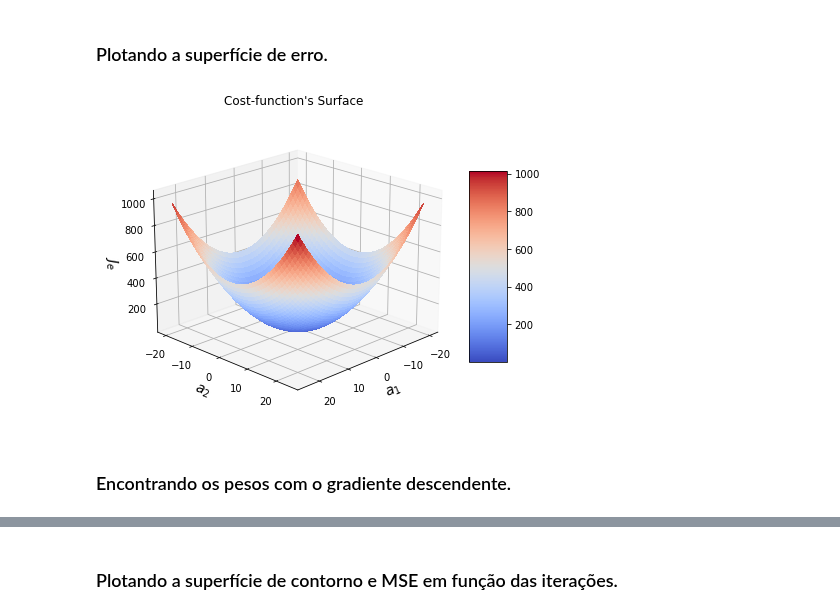
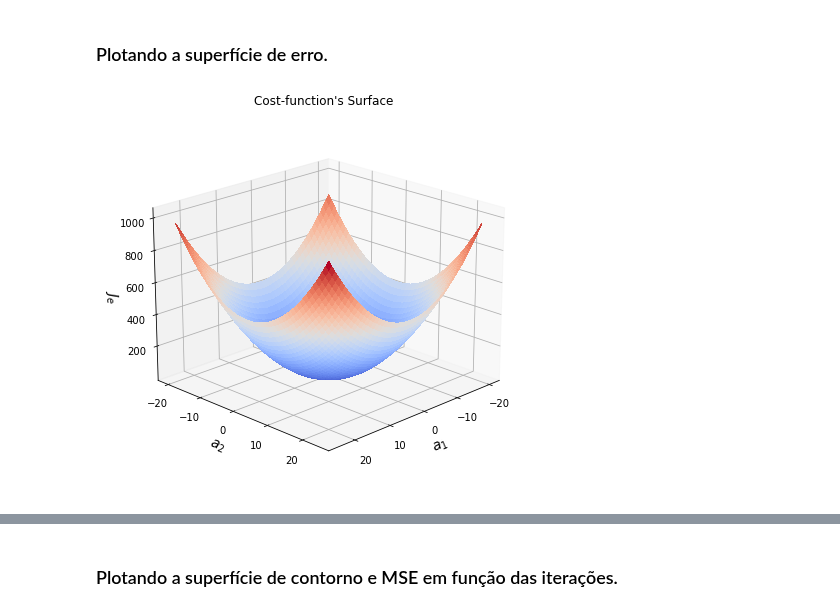
Before and after one commit to zz4fap/t319_aprendizado_de_maquina, a Jupyter notebook: notebooks/regression/linear_regression_selecting_the_learning_rate.ipynb, the cells around one changed output, grey strips where cells are left out. Cells and saved outputs as stored; diff of their text form; code cells hidden in the pictures.

```diff
--- a/notebooks/regression/linear_regression_selecting_the_learning_rate.ipynb
+++ b/notebooks/regression/linear_regression_selecting_the_learning_rate.ipynb
@@ -14,7 +13,7 @@ np.random.seed(seed)
 # %% [markdown]
 ### Definição de funções úteis.
 # %%
-def calculateErrorSurface(y, x1, x2):
+def calculateErrorSurface(x1, x2, y):
     '''Generate data points for plotting the error surface.'''
 
     # Generate values for parameter space.
@@ -28,8 +27,8 @@ def calculateErrorSurface(y, x1, x2):
     J = np.zeros((M,M))
     for iter1 in range(0, M):
         for iter2 in range(0, M):
-            yhat = A1[iter1][iter2]*x1 + A2[iter1][iter2]*x2
-            J[iter1][iter2] = (1.0/len(y))*np.sum(np.square(y - yhat))
+            yhat = A1[iter1, iter2]*x1 + A2[iter1, iter2]*x2
+            J[iter1, iter2] = (1.0/len(y))*np.sum(np.square(y - yhat))
 
     return J, A1, A2
 
@@ -154,24 +158,22 @@ Erro: 0.995225680139118
 # %% [markdown]
 ### Plotando a superfície de erro.
 # %%
-J, A1, A2 = calculateErrorSurface(y_noisy, x1, x2)
+J, A1, A2 = calculateErrorSurface(x1, x2, y_noisy)
 
 # Plot cost-function surface.
 fig = plt.figure(figsize=(7,7))
 plt.subplot(projection='3d')
 ax = fig.gca()
 surf = ax.plot_surface(A1, A2, J, cmap=cm.coolwarm, linewidth=0, antialiased=False)
-# Add a color bar which maps values to colors.
-fig.colorbar(surf, shrink=0.5, aspect=5)
 ax.set_xlabel('$a_1$', fontsize=14)
 ax.set_ylabel('$a_2$', fontsize=14)
 ax.set_zlabel('$J_e$', fontsize=14);
 plt.title('Cost-function\'s Surface')
 ax.view_init(20, 45)
-#Show the plot.
-plt.savefig("superficie_de_erro_ajuste_passo_de_aprendizagem.png", dpi=600)
+# Save the figure.
+#plt.savefig("superficie_de_erro_ajuste_passo_de_aprendizagem.png", dpi=600)
+
+# Show the plot.
 plt.show()
 # %% [output]
-[figure, old version]
+[figure, new version]
-# %% [markdown]
-### Encontrando os pesos com o gradiente descendente.
```
Also changed, not shown: parts of 7 cells of this notebook, 4 other files.
